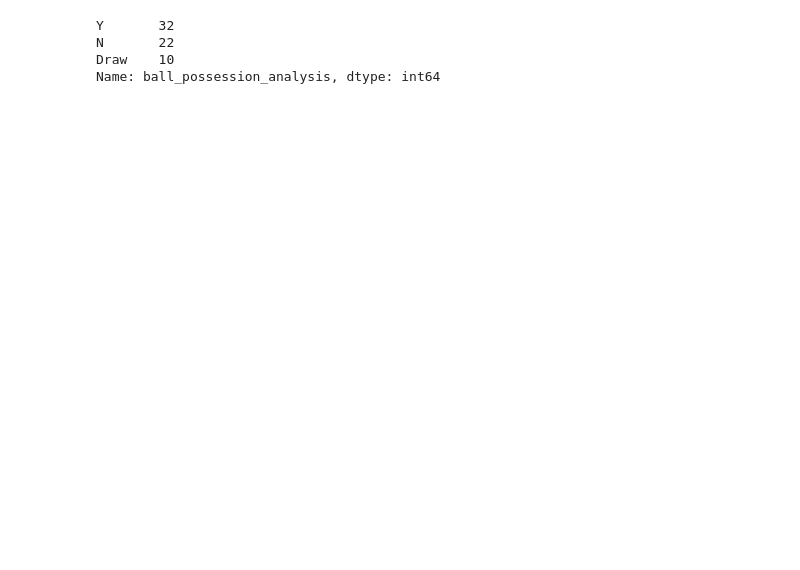
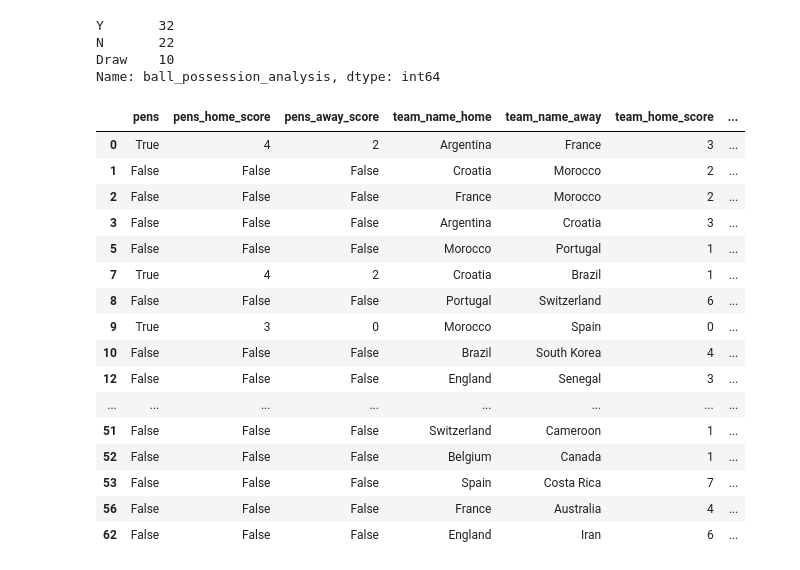
Before and after one commit to caiocmb7/projetos, a Jupyter notebook: ML&AI/world cup 2022/worldcup_eda.ipynb, the cells around one changed output. Drawn from its saved outputs; the diff is of its cells as text; code cells hidden in the pictures; blank space fills up the shorter version.

```diff
--- a/ML&AI/world cup 2022/worldcup_eda.ipynb
+++ b/ML&AI/world cup 2022/worldcup_eda.ipynb
@@ -361,10 +417,12 @@ for index, row in df_ball_possession.iterrows():
         if (row.possession_home > row.possession_away) & (
             row.team_name_home == row.who_won
         ):
+            # print(row.possession_home, row.who_won)
             df_ball_possession.loc[index, "ball_possession_analysis"] = "Y"
-        elif (row.possession_home < row.possession_away) & (
+        elif (row.possession_away > row.possession_home) & (
             row.team_name_away == row.who_won
         ):
+            # print(row.possession_away, row.who_won)
             df_ball_possession.loc[index, "ball_possession_analysis"] = "Y"
         else:
             df_ball_possession.loc[index, "ball_possession_analysis"] = "N"
@@ -377,3 +450,23 @@ Y       32
 N       22
 Draw    10
 Name: ball_possession_analysis, dtype: int64
+# %%
+df_ball_possession[df_ball_possession.ball_possession_analysis == "Y"]
+# %% [output]
+|  | pens | pens_home_score | pens_away_score | team_name_home | team_name_away | team_home_score | ... |
+| 0 | True | 4 | 2 | Argentina | France | 3 | ... |
+| 1 | False | False | False | Croatia | Morocco | 2 | ... |
+| 2 | False | False | False | France | Morocco | 2 | ... |
+| 3 | False | False | False | Argentina | Croatia | 3 | ... |
+| 5 | False | False | False | Morocco | Portugal | 1 | ... |
+| 7 | True | 4 | 2 | Croatia | Brazil | 1 | ... |
+| 8 | False | False | False | Portugal | Switzerland | 6 | ... |
+| 9 | True | 3 | 0 | Morocco | Spain | 0 | ... |
+| 10 | False | False | False | Brazil | South Korea | 4 | ... |
+| 12 | False | False | False | England | Senegal | 3 | ... |
+| ... | ... | ... | ... | ... | ... | ... | ... |
+| 51 | False | False | False | Switzerland | Cameroon | 1 | ... |
+| 52 | False | False | False | Belgium | Canada | 1 | ... |
+| 53 | False | False | False | Spain | Costa Rica | 7 | ... |
+| 56 | False | False | False | France | Australia | 4 | ... |
+| 62 | False | False | False | England | Iran | 6 | ... |
```
Also changed, not shown: parts of 5 cells of this notebook.
